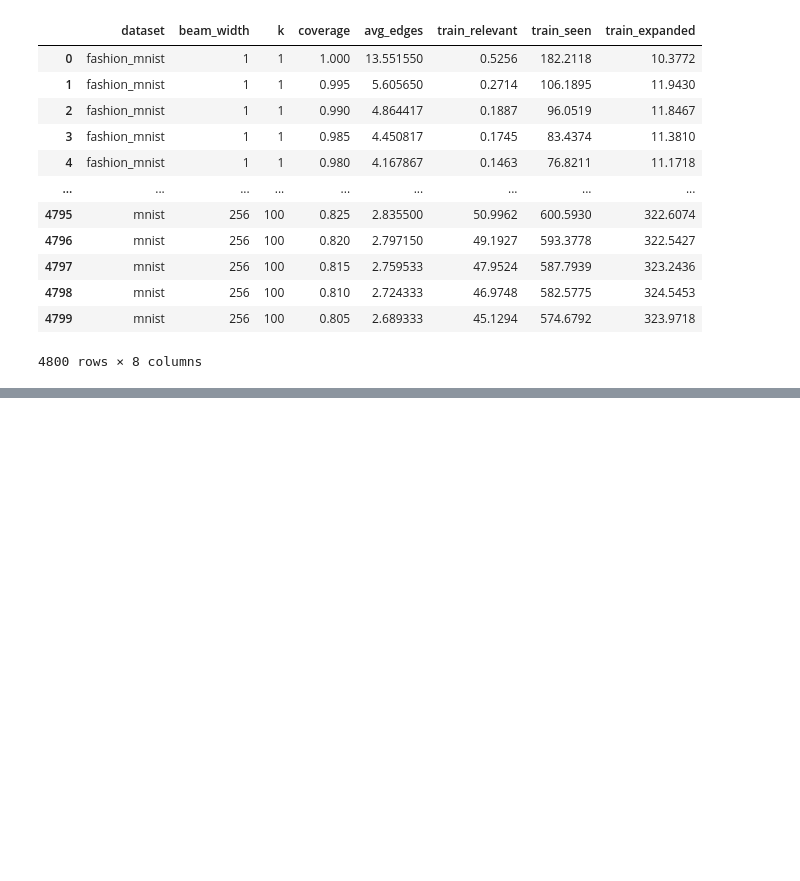
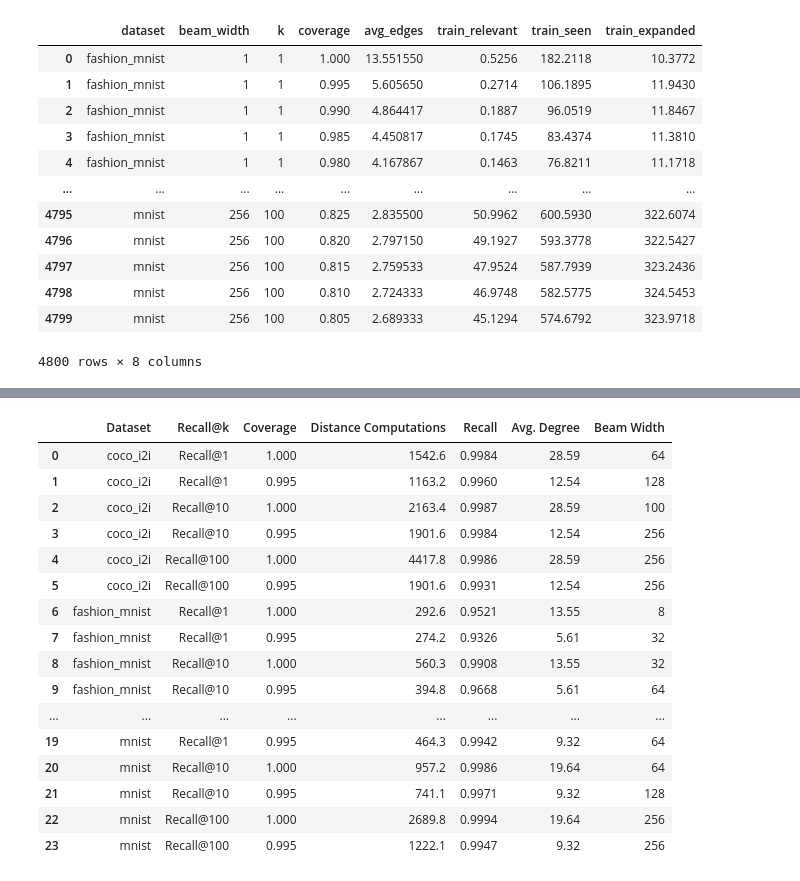
Before and after one commit to PratyushAvi/navigable-graphs, a Jupyter notebook: code/plots.ipynb, the cells around one changed output, grey strips where cells are left out. Saved outputs shown, nothing was run; the diff lists cells and outputs as text; code cells hidden in the pictures; blank space fills up the shorter version.

```diff
--- a/code/plots.ipynb
+++ b/code/plots.ipynb
@@ -388,0 +623,77 @@ KeyboardInterrupt:
+# %%
+def build_comparison_table(df_long, min_recall=0.9):
+    """
+    For each (dataset, k): two rows.
+      - 'best novel' = highest-recall point above the baseline curve (the star in the plots).
+      - 'baseline'   = the cheapest cov=1.0 setting (min train_seen) whose recall both beats the
+                       novel best AND is >= min_recall, i.e. recall >= max(best_recall, min_recall).
+                       Falls back to the highest-recall baseline if none qualify.
+    Columns: Dataset, Recall@k, Coverage, Distance Computations, Recall, Avg. Degree, Beam Width.
+    """
+    datasets = sorted(df_long['dataset'].unique())
+    k_values = sorted(df_long['k'].unique())
+
+    rows = []
+    for dataset in datasets:
+        ds = df_long[df_long['dataset'] == dataset]
+        for k in k_values:
+            dk = ds[ds['k'] == k]
+            base_k = dk[dk['coverage'] == 1.0].sort_values('train_seen')
+            nov_k  = dk[dk['coverage'] < 1.0]
+            if base_k.empty or nov_k.empty:
+                continue
+
+            # --- best novel point: highest recall above the interpolated baseline curve ---
+            base_recall_at = np.interp(
+                nov_k['train_seen'], base_k['train_seen'], base_k['recall'])
+            above = nov_k[nov_k['recall'].values > base_recall_at]
+            if above.empty:
+                continue
+            best = above.sort_values(
+                ['recall', 'train_seen'], ascending=[False, True]).iloc[0]
+
+            # --- baseline: cheapest cov=1.0 setting beating the novel best in recall while
+            #     also reaching at least min_recall, i.e. recall >= max(best, min_recall).
+            #     Falls back to the highest-recall baseline if none qualify. ---
+            target_recall = max(best['recall'], min_recall)
+            beats = base_k[base_k['recall'] >= target_recall]
+            base_match = (beats.sort_values('train_seen').iloc[0] if not beats.empty
+                          else base_k.sort_values('recall').iloc[-1])
+
+            label = f'Recall@{k}'
+            # baseline row first, then the best-novel row
+            rows.append({
+                'Dataset': dataset, 'Recall@k': label, 'Coverage': base_match['coverage'],
+                'Distance Computations': base_match['train_seen'], 'Recall': base_match['recall'],
+                'Avg. Degree': base_match['avg_edges'], 'Beam Width': int(base_match['beam_width']),
+            })
+            rows.append({
+                'Dataset': dataset, 'Recall@k': label, 'Coverage': best['coverage'],
+                'Distance Computations': best['train_seen'], 'Recall': best['recall'],
+                'Avg. Degree': best['avg_edges'], 'Beam Width': int(best['beam_width']),
+            })
+
+    cols = ['Dataset', 'Recall@k', 'Coverage', 'Distance Computations',
+            'Recall', 'Avg. Degree', 'Beam Width']
+    return pd.DataFrame(rows, columns=cols)
+
+comparison_table = build_comparison_table(df_long)
+comparison_table.round({'Coverage': 3, 'Distance Computations': 1, 'Recall': 4, 'Avg. Degree': 2})
+# %% [output]
+|  | Dataset | Recall@k | Coverage | Distance Computations | Recall | Avg. Degree | Beam Width |
+| 0 | coco_i2i | Recall@1 | 1.000 | 1542.6 | 0.9984 | 28.59 | 64 |
+| 1 | coco_i2i | Recall@1 | 0.995 | 1163.2 | 0.9960 | 12.54 | 128 |
+| 2 | coco_i2i | Recall@10 | 1.000 | 2163.4 | 0.9987 | 28.59 | 100 |
+| 3 | coco_i2i | Recall@10 | 0.995 | 1901.6 | 0.9984 | 12.54 | 256 |
+| 4 | coco_i2i | Recall@100 | 1.000 | 4417.8 | 0.9986 | 28.59 | 256 |
+| 5 | coco_i2i | Recall@100 | 0.995 | 1901.6 | 0.9931 | 12.54 | 256 |
+| 6 | fashion_mnist | Recall@1 | 1.000 | 292.6 | 0.9521 | 13.55 | 8 |
+| 7 | fashion_mnist | Recall@1 | 0.995 | 274.2 | 0.9326 | 5.61 | 32 |
+| 8 | fashion_mnist | Recall@10 | 1.000 | 560.3 | 0.9908 | 13.55 | 32 |
+| 9 | fashion_mnist | Recall@10 | 0.995 | 394.8 | 0.9668 | 5.61 | 64 |
+| ... | ... | ... | ... | ... | ... | ... | ... |
+| 19 | mnist | Recall@1 | 0.995 | 464.3 | 0.9942 | 9.32 | 64 |
+| 20 | mnist | Recall@10 | 1.000 | 957.2 | 0.9986 | 19.64 | 64 |
+| 21 | mnist | Recall@10 | 0.995 | 741.1 | 0.9971 | 9.32 | 128 |
+| 22 | mnist | Recall@100 | 1.000 | 2689.8 | 0.9994 | 19.64 | 256 |
+| 23 | mnist | Recall@100 | 0.995 | 1222.1 | 0.9947 | 9.32 | 256 |
```
Also changed, not shown: parts of 11 cells of this notebook, 2 other files.
